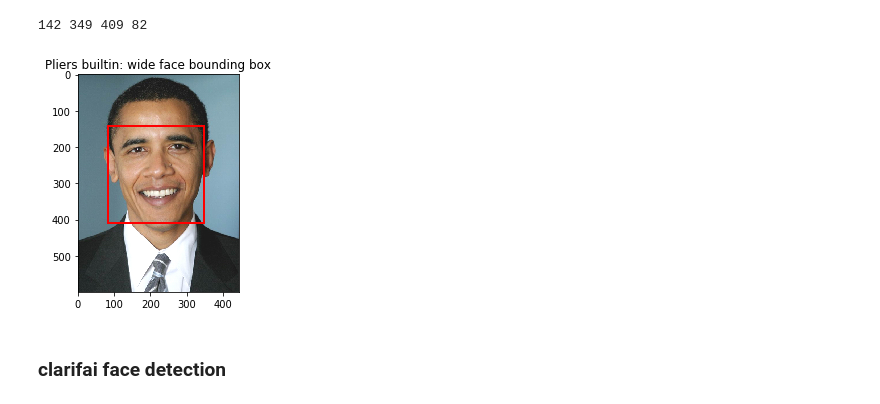
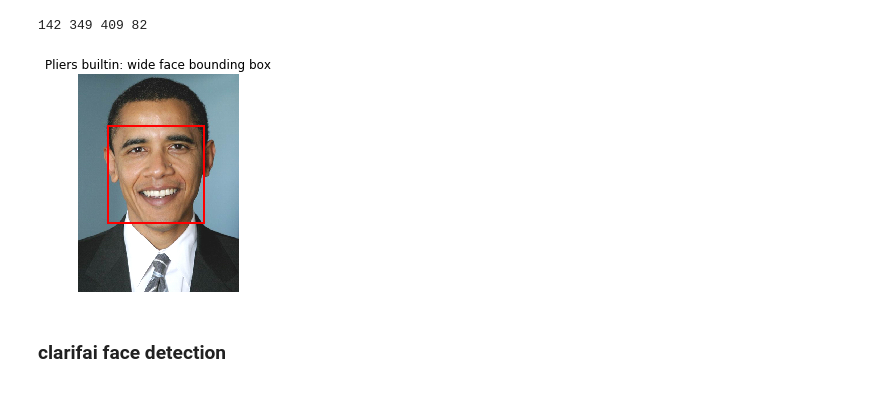
Before and after one commit to jacobtfisher/natstim_neurohack19, a Jupyter notebook: face_annot/code/Facedetection_comparison.ipynb, the cells around one changed output. Cells and saved outputs as stored; diff of their text form; code cells hidden in the pictures.

```diff
--- a/face_annot/code/Facedetection_comparison.ipynb
+++ b/face_annot/code/Facedetection_comparison.ipynb
@@ -29,21 +33,31 @@ from matplotlib import patches as patches
 # %%
-def plot_boundingBox(img_pth, rect_coords, title):
+def plot_boundingBox(img, rect_coords, savename='', title=''):
     fig,ax = plt.subplots(1)
-    plt_img = mpimg.imread(img_pth)
-    imgplot = ax.imshow(plt_img)
 
+    if isinstance(img, str):
+        img = mpimg.imread(img)
 
-    #bottom left xy, width, height
-    rect = patches.Rectangle((rect_coords[0], rect_coords[1]), rect_coords[2], rect_coords[3],
+    imgplot = ax.imshow(img)
+
+    # add bounding boxes
+    for c in rect_coords:
+        rect = patches.Rectangle((c[0], c[1]), c[2], c[3],
                              linewidth=2,
                              edgecolor='r',
                              facecolor='none',
                             )
+        ax.add_patch(rect)
 
-    # Add the patch to the Axes
-    ax.add_patch(rect)
+    # turn off axis
+    plt.axis('off')
+
     plt.title(title)
-    plt.show()
+
+    # save
+    if not savename:
+        plt.show()
+    else:
+        plt.savefig(savename)
 # %%
 # awful hardcoded path to a test image
 img_pth = opj('../', 'data', 'obama.jpg')
@@ -83,11 +90,9 @@ print(top, right, bottom, left)
 # %%
 # Plot bounding on image
-box_width = right-left
-box_height = top-bottom
-coords = [left, bottom, box_width, box_height]
-plot_boundingBox(img_pth, coords, 'Pliers builtin: wide face bounding box')
+coords_pliers = [[left, top, box_width, box_height]]
+plot_boundingBox(img_pth, coords_pliers, title='Pliers builtin: wide face bounding box')
 # %% [output]
-[figure, old version]
+[figure, new version]
 # %% [markdown]
 ### clarifai face detection
 # %%
```
Also changed, not shown: parts of 25 cells of this notebook.
